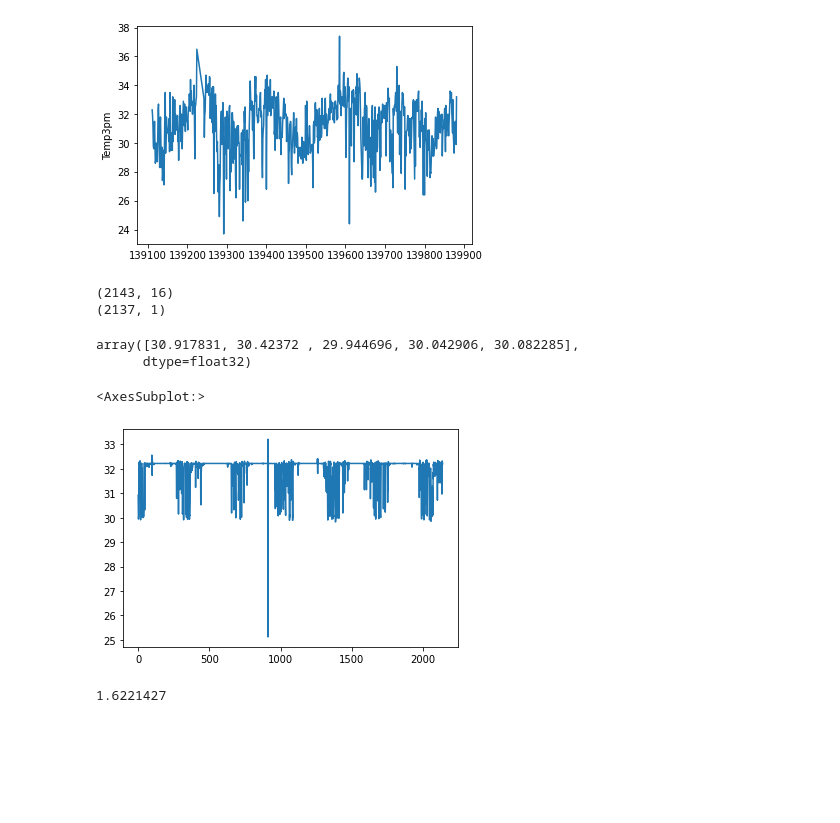
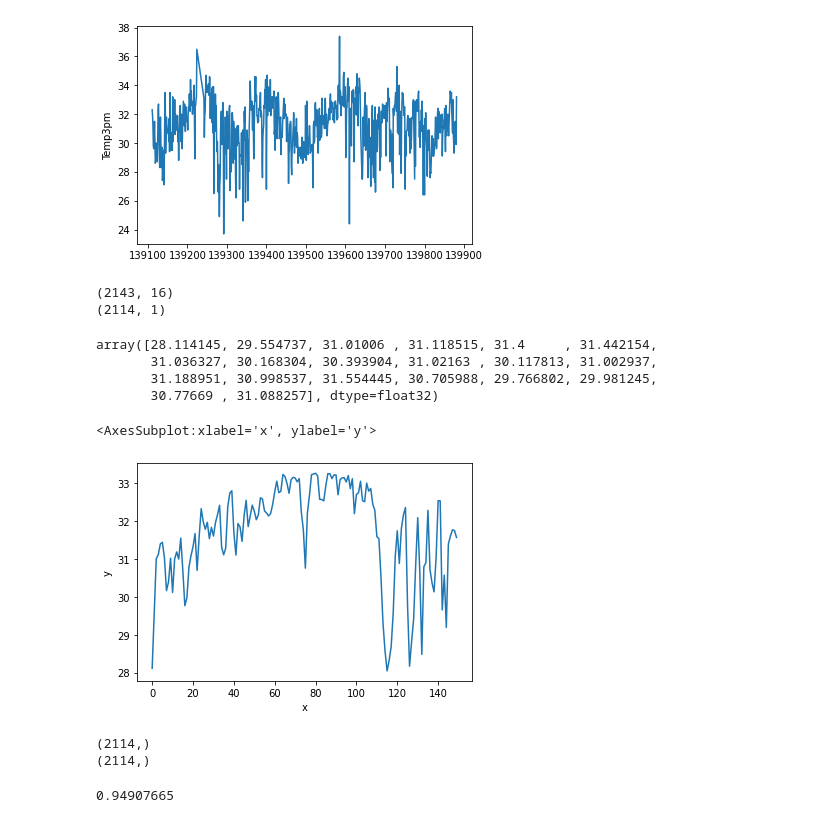
Before and after one commit to chiahsun/problem_solving, a Jupyter notebook: kaggle/weather-dataset-rattle-package/SimpleRNN.ipynb, the cells around one changed output. Drawn from its saved outputs; the diff is of its cells as text; code cells hidden in the pictures; blank space fills up the shorter version.

Commit message:
Add normalization and increase window size

```diff
--- a/kaggle/weather-dataset-rattle-package/SimpleRNN.ipynb
+++ b/kaggle/weather-dataset-rattle-package/SimpleRNN.ipynb
@@ -202,6 +202,26 @@ end = 365 * 2
 _ = sns.lineplot(data = train[:end], x = train[:end].index, y = target_feature)
 # %% [output]
 [figure]
+# %%
+# Normalization
+
+normalize = True #False
+
+if normalize:
+    train_mean = train.mean()
+    train_std = train.std()
+
+    target_feature_bak = train.iloc[:,target_feature_pos]
+    train = (train - train_mean)/train_std
+    train.iloc[:,target_feature_pos] = target_feature_bak
+
+    target_feature_bak = valid.iloc[:,target_feature_pos]
+    valid = (valid - train_mean)/train_std
+    valid.iloc[:,target_feature_pos] = target_feature_bak
+
+    target_feature_bak = test.iloc[:,target_feature_pos]
+    test = (test - train_mean)/train_std
+    test.iloc[:,target_feature_pos] = target_feature_bak
 # %%
 # https://www.tensorflow.org/api_docs/python/tf/data/Dataset
 dataset = tf.data.Dataset.from_tensor_slices([[1, 2, 3], [2, 3, 4]])
@@ -281,7 +301,7 @@ keras.backend.clear_session()
 tf.random.set_seed(1)
 np.random.seed(1)
 
-WINDOW_SIZE = 7
+WINDOW_SIZE = 30
 train_window_dataset = window_dataset(train, WINDOW_SIZE)
 valid_window_dataset = window_dataset(valid, WINDOW_SIZE)
 
@@ -296,7 +316,7 @@ model = keras.models.Sequential([
     keras.layers.SimpleRNN(100, return_sequences = True, input_shape = [None, input_shape]),
     keras.layers.SimpleRNN(100),
     keras.layers.Dense(1),
-    keras.layers.Lambda(lambda x: x * 40.0),
+#    keras.layers.Lambda(lambda x: x * 40.0),
 ])
 
 model.summary()
@@ -324,7 +342,7 @@ model.compile(
     metrics = ['mae'],
 )
 
-early_stopping = keras.callbacks.EarlyStopping(patience = 50, restore_best_weights = True)
+early_stopping = keras.callbacks.EarlyStopping(patience = 10, restore_best_weights = True)
 history = model.fit(
     train_window_dataset,
     epochs = 500,
@@ -370,25 +387,33 @@ print(train.shape)
 print(predicted_train.shape)
 # %% [output]
 (2143, 16)
-(2137, 1)
+(2114, 1)
 # %%
 predicted = predicted_train[:, 0]
-predicted[:5]
+predicted[:20]
 # %% [output]
-array([30.917831, 30.42372 , 29.944696, 30.042906, 30.082285],
-      dtype=float32)
+array([28.114145, 29.554737, 31.01006 , 31.118515, 31.4     , 31.442154,
+       31.036327, 30.168304, 30.393904, 31.02163 , 30.117813, 31.002937,
+       31.188951, 30.998537, 31.554445, 30.705988, 29.766802, 29.981245,
+       30.77669 , 31.088257], dtype=float32)
 # %%
-sns.lineplot(x = range(len(predicted)), y = predicted)
+toplot = predicted[:150]
+AA = pd.DataFrame({'x': range(len(toplot)), 'y': toplot})
+sns.lineplot(data = AA, x = 'x', y = 'y')
+# sns.lineplot(x = range(len(toplot)), y = toplot)
+# predicted[10:35]
 # %% [output]
-<AxesSubplot:>
+<AxesSubplot:xlabel='x', ylabel='y'>
-[figure, old version]
+[figure, new version]
 # %%
-real = train[window_size-1:].to_numpy()[:,target_feature_pos]
-real.shape
-predicted.shape
+real = train[WINDOW_SIZE-1:].to_numpy()[:,target_feature_pos]
+print(real.shape)
+print(predicted.shape)
 keras.metrics.mean_absolute_error(real, predicted).numpy()
 # %% [output]
-1.6221427
+(2114,)
+(2114,)
+0.94907665
 # %%
 sns.lineplot(x = range(len(predicted)), y = predicted)
 sns.lineplot(x = range(len(predicted)), y = real)
```
Also changed, not shown: parts of 7 cells of this notebook, 9 other files.
